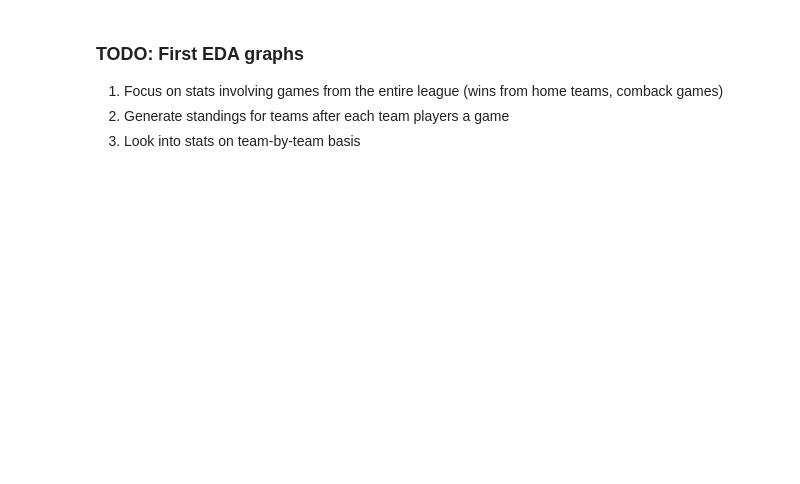
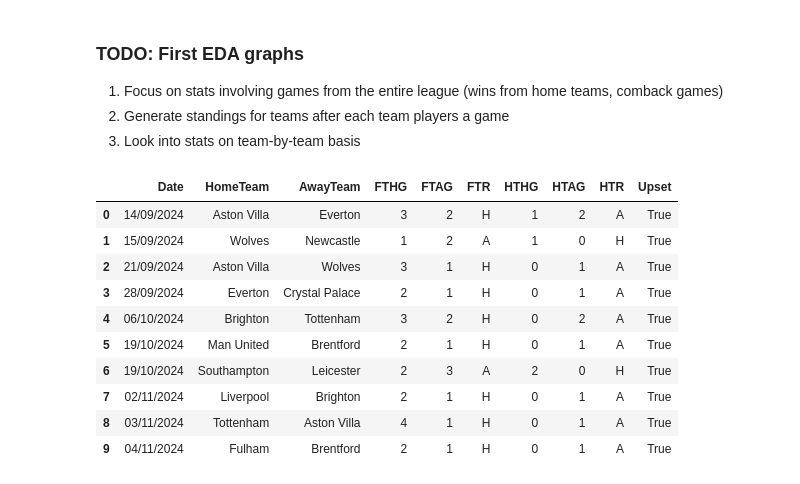
Before and after one commit to William-Mahnke/Premier-League, a Jupyter notebook: 2024-2025.ipynb, the cells around one changed output. Drawn from its saved outputs; the diff is of its cells as text; code cells hidden in the pictures; blank space fills up the shorter version.

```diff
--- a/2024-2025.ipynb
+++ b/2024-2025.ipynb
@@ -54,3 +84,21 @@ match_data.head(10)
 1. Focus on stats involving games from the entire league (wins from home teams, comback games)
 2. Generate standings for teams after each team players a game
 3. Look into stats on team-by-team basis
+# %%
+# find games where a team was down at halftime but won the match
+upsets = match_data[['Date', 'HomeTeam', 'AwayTeam', 'FTHG', 'FTAG', 'FTR', 'HTHG', 'HTAG', 'HTR']].copy()
+upsets['Upset'] = np.where((upsets['HTR'] == 'H') & (upsets['FTR'] == 'A') | (upsets['HTR'] == 'A') & (upsets['FTR'] == 'H'), True, False)
+upsets = upsets[upsets['Upset'] == True].reset_index(drop = True)
+upsets.head(10)
+# %% [output]
+|  | Date | HomeTeam | AwayTeam | FTHG | FTAG | FTR | HTHG | HTAG | HTR | Upset |
+| 0 | 14/09/2024 | Aston Villa | Everton | 3 | 2 | H | 1 | 2 | A | True |
+| 1 | 15/09/2024 | Wolves | Newcastle | 1 | 2 | A | 1 | 0 | H | True |
+| 2 | 21/09/2024 | Aston Villa | Wolves | 3 | 1 | H | 0 | 1 | A | True |
+| 3 | 28/09/2024 | Everton | Crystal Palace | 2 | 1 | H | 0 | 1 | A | True |
+| 4 | 06/10/2024 | Brighton | Tottenham | 3 | 2 | H | 0 | 2 | A | True |
+| 5 | 19/10/2024 | Man United | Brentford | 2 | 1 | H | 0 | 1 | A | True |
+| 6 | 19/10/2024 | Southampton | Leicester | 2 | 3 | A | 2 | 0 | H | True |
+| 7 | 02/11/2024 | Liverpool | Brighton | 2 | 1 | H | 0 | 1 | A | True |
+| 8 | 03/11/2024 | Tottenham | Aston Villa | 4 | 1 | H | 0 | 1 | A | True |
+| 9 | 04/11/2024 | Fulham | Brentford | 2 | 1 | H | 0 | 1 | A | True |
```
Also changed, not shown: parts of 6 cells of this notebook, 1 other file.
